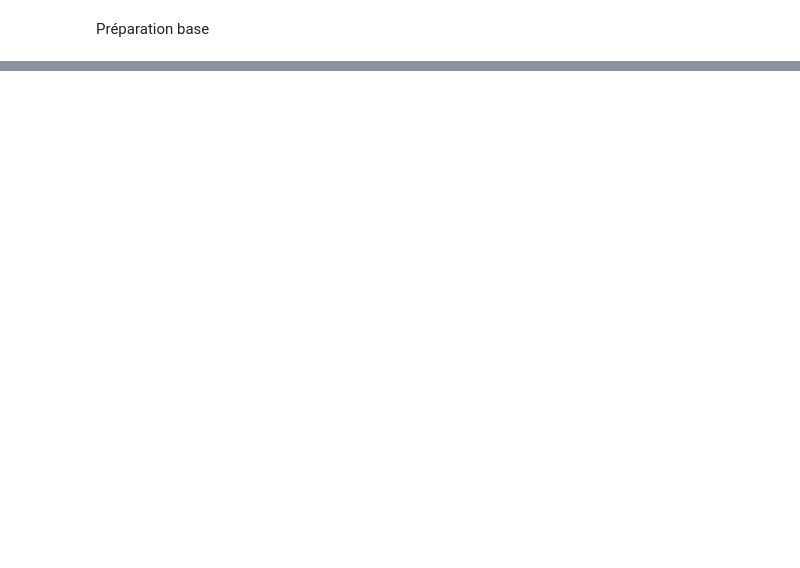
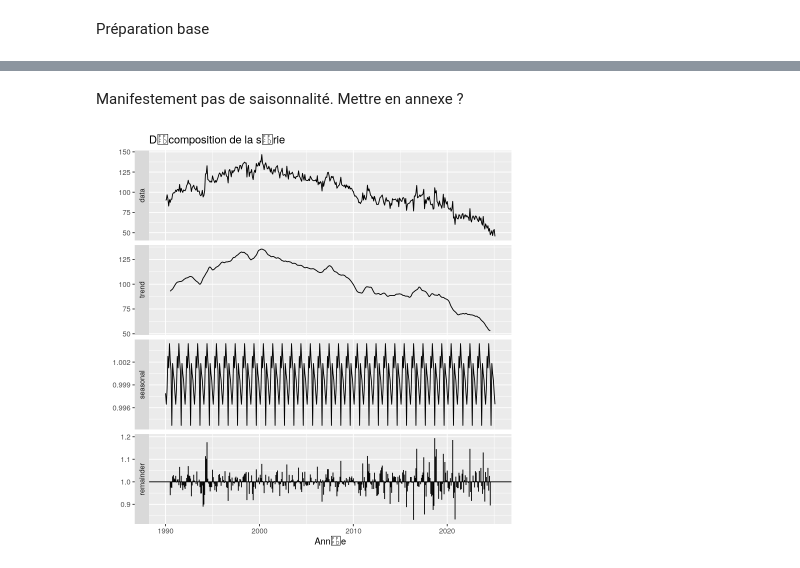
Before and after one commit to dianesaint/Series_temporelles, a Jupyter notebook: projet.ipynb, the cells around one changed output, grey strips where cells are left out. Drawn from its saved outputs; the diff is of its cells as text; code cells hidden in the pictures; blank space fills up the shorter version.

```diff
--- a/projet.ipynb
+++ b/projet.ipynb
@@ -53,0 +115,10 @@ Warning message in library(package, lib.loc = lib.loc, character.only = TRUE, lo
+# %% [markdown]
+Manifestement pas de saisonnalité. Mettre en annexe ?
+# %%
+# Question 2
+
+# tout d'abord, analysons la trend
+xm_trend <- decompose(xm_ts,type="multiplicative")
+autoplot(xm_trend, main = "D�composition de la s�rie", xlab ="Ann�e")
+# %% [output]
+[figure, added]
```
Also changed, not shown: parts of 15 cells of this notebook, 1 other file.
